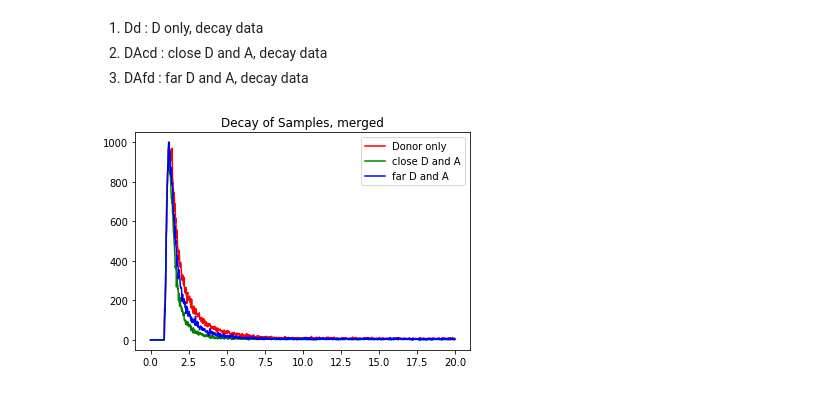
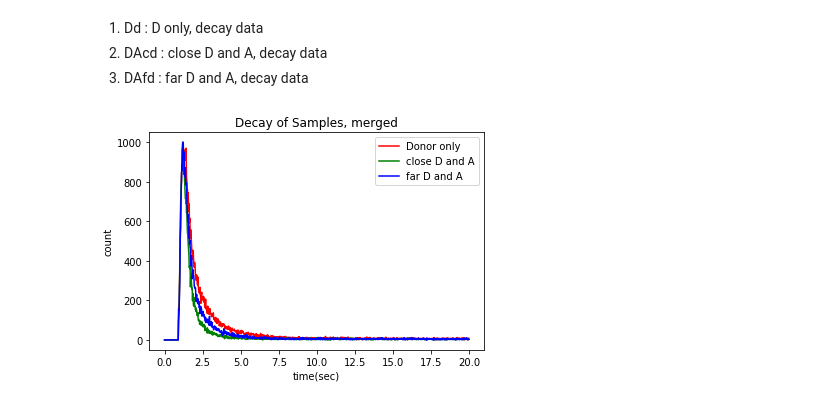
Before and after one commit to kadryjh1724/HW, a Jupyter notebook: Physical Analytical Chemistry Lab/FRET/data_analysis.ipynb, the cells around one changed output. Drawn from its saved outputs; the diff is of its cells as text; code cells hidden in the pictures.

```diff
--- a/Physical Analytical Chemistry Lab/FRET/data_analysis.ipynb
+++ b/Physical Analytical Chemistry Lab/FRET/data_analysis.ipynb
@@ -81,17 +91,19 @@ plt.show()
 # %%
 Dd = pd.read_csv('05_D_decay.csv', sep=',')
 Dd_np = (Dd[["time","count"]].dropna(how="any")).values
 DAcd = pd.read_csv('06_DAc_decay.csv', sep=',')
 DAcd_np = (DAcd[["time","count"]].dropna(how="any")).values
 DAfd = pd.read_csv('07_DAf_decay.csv', sep=',')
 DAfd_np = (DAfd[["time","count"]].dropna(how="any")).values
 
 plt.plot(Dd_np[:,0],Dd_np[:,1],'r-',label='Donor only')
 plt.plot(DAcd_np[:,0],DAcd_np[:,1],'g-',label='close D and A')
 plt.plot(DAfd_np[:,0],DAfd_np[:,1],'b-',label='far D and A')
 
+plt.xlabel('time(sec)')
+plt.ylabel('count')
 plt.legend(loc="upper right")
 plt.title('Decay of Samples, merged')
 plt.show()
 # %% [output]
-[figure, old version]
+[figure, new version]
```
Also changed, not shown: parts of 5 cells of this notebook.
